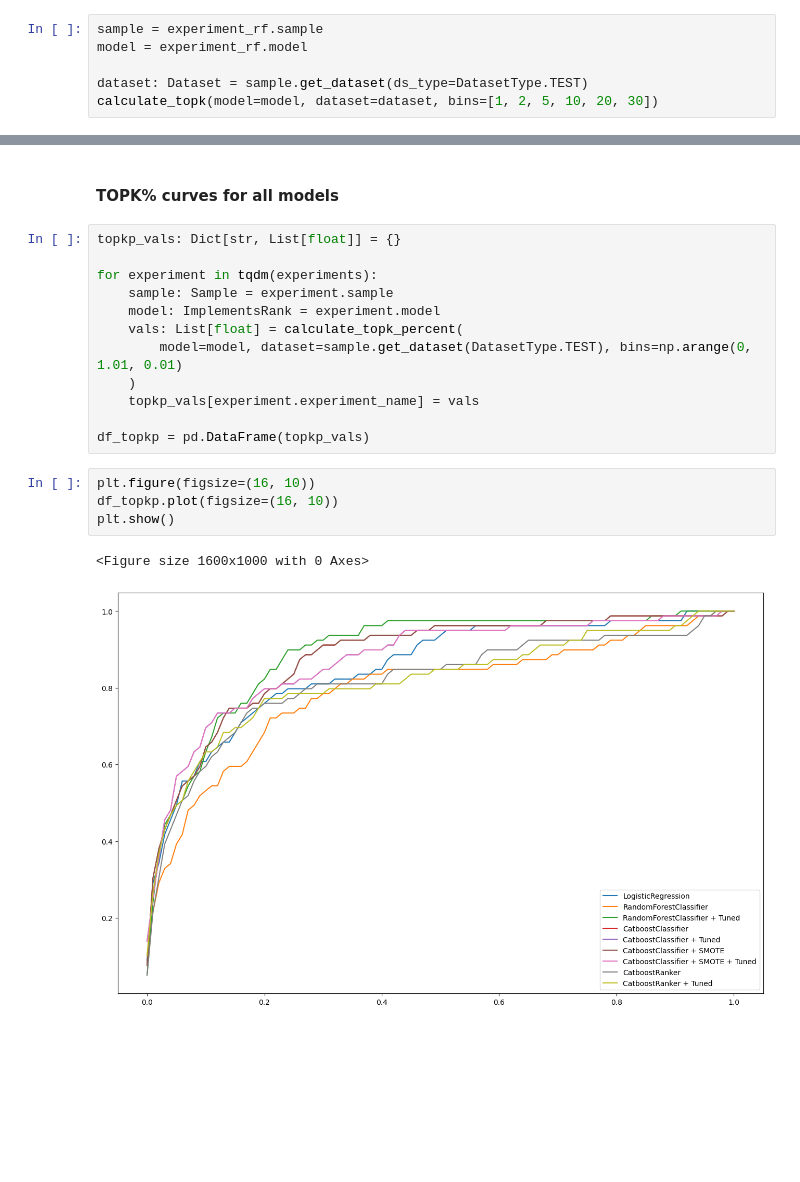
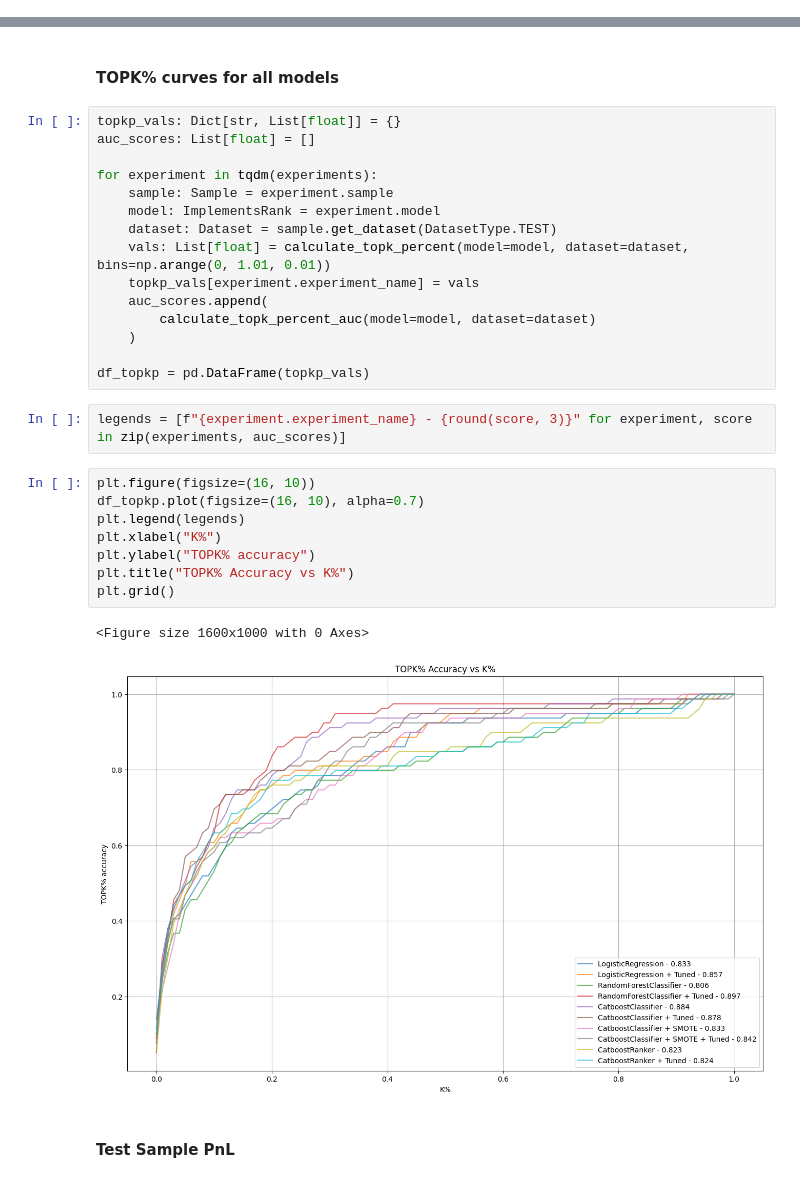
Before and after one commit to B0R0koko/pump-and-dump-prediction, a Jupyter notebook: src/analysis/research_notebook.ipynb, the cells around one changed output, grey strips where cells are left out. Drawn from its saved outputs; the diff is of its cells as text; blank space fills up the shorter version.

```diff
--- a/src/analysis/research_notebook.ipynb
+++ b/src/analysis/research_notebook.ipynb
@@ -434,9 +434,3 @@ Docstring:
 of size K
 File:      ~/dev/cryptocurrency_pumps_and_dumps/src/analysis/utils/metrics.py
 Type:      function
-# %%
-sample = experiment_rf.sample
-model = experiment_rf.model
-
-dataset: Dataset = sample.get_dataset(ds_type=DatasetType.TEST)
-calculate_topk(model=model, dataset=dataset, bins=[1, 2, 5, 10, 20, 30])
@@ -667,20 +683,31 @@ styled
 <h4>TOPK% curves for all models</h4>
 # %%
 topkp_vals: Dict[str, List[float]] = {}
+auc_scores: List[float] = []
 
 for experiment in tqdm(experiments):
     sample: Sample = experiment.sample
     model: ImplementsRank = experiment.model
-    vals: List[float] = calculate_topk_percent(
-        model=model, dataset=sample.get_dataset(DatasetType.TEST), bins=np.arange(0, 1.01, 0.01)
+    dataset: Dataset = sample.get_dataset(DatasetType.TEST)
+    vals: List[float] = calculate_topk_percent(model=model, dataset=dataset, bins=np.arange(0, 1.01, 0.01))
+    topkp_vals[experiment.experiment_name] = vals
+    auc_scores.append(
+        calculate_topk_percent_auc(model=model, dataset=dataset)
     )
-    topkp_vals[experiment.experiment_name] = vals
 
 df_topkp = pd.DataFrame(topkp_vals)
+# %%
+legends = [f"{experiment.experiment_name} - {round(score, 3)}" for experiment, score in zip(experiments, auc_scores)]
 # %%
 plt.figure(figsize=(16, 10))
-df_topkp.plot(figsize=(16, 10))
-plt.show()
+df_topkp.plot(figsize=(16, 10), alpha=0.7)
+plt.legend(legends)
+plt.xlabel("K%")
+plt.ylabel("TOPK% accuracy")
+plt.title("TOPK% Accuracy vs K%")
+plt.grid()
 # %% [output]
 <Figure size 1600x1000 with 0 Axes>
-[figure, old version]
+[figure, new version]
+# %% [markdown]
+<h4>Test Sample PnL</h4>
```
Also changed, not shown: parts of 22 cells of this notebook, 2 other files.
